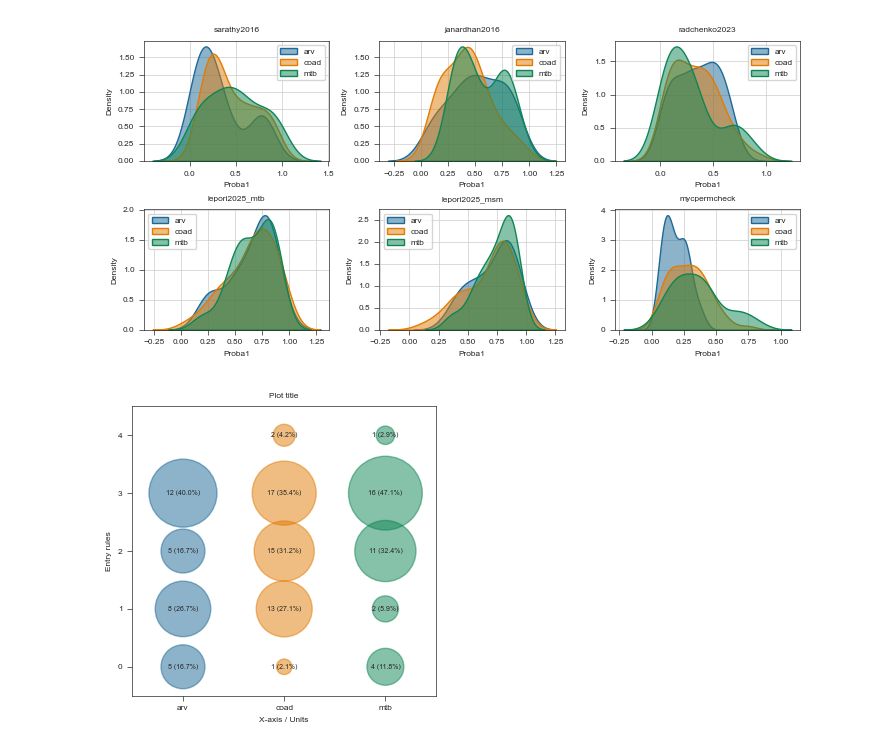
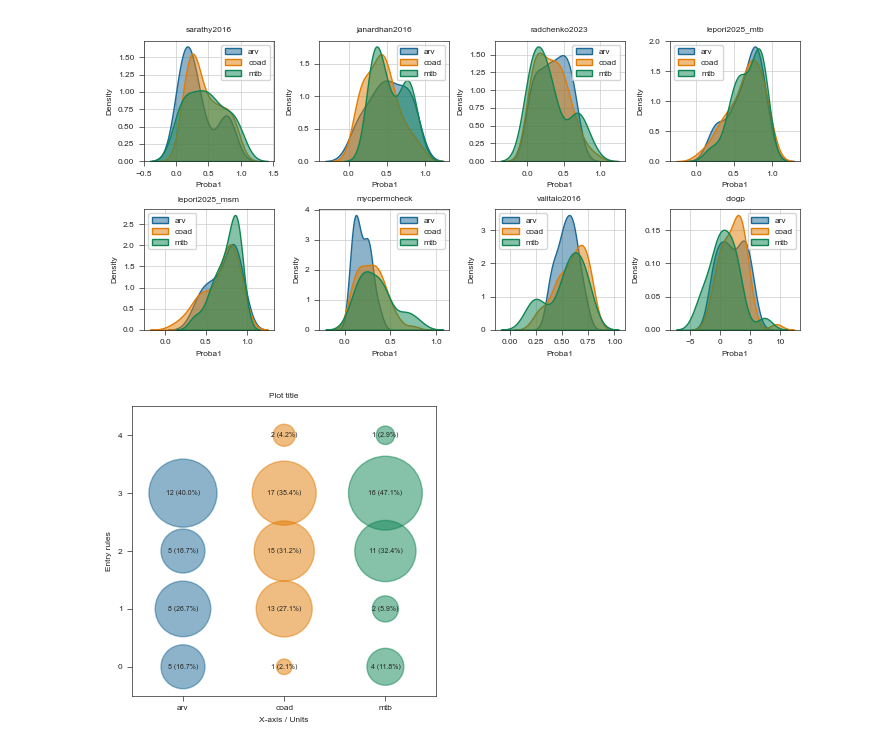
Before and after one commit to ersilia-os/ai2050-mtb-penetration, a Jupyter notebook: notebooks/02_preds_analysis.ipynb, the cells around one changed output. Cells and saved outputs as stored; diff of their text form; code cells hidden in the pictures.

```diff
--- a/notebooks/02_preds_analysis.ipynb
+++ b/notebooks/02_preds_analysis.ipynb
@@ -72,3 +65,15 @@ for k,v in entry.items():
             bools[a]=b
             a = a+1
 df["entry_score"]=bools.sum(axis=0)
+# %%
+eos65rt = ["coad_eos65rt", "arv_eos65rt", "mtb_eos65rt"]
+dfs = []
+for d in eos65rt:
+    df_ = pd.read_csv(os.path.join(outpath, "results", f"{d}.csv"))
+    indication = d.split("_")[0]
+    df_["indication"] = indication
+    dfs += [df_]
+df_eos65rt = pd.concat(dfs)
+df_eos65rt.rename(columns={"input":"smiles"}, inplace=True)
+
+df = df.merge(df_eos65rt[["smiles","clogp"]], on=["smiles"])
@@ -75,22 +96,22 @@ df["entry_score"]=bools.sum(axis=0)
 # %%
 df.to_csv(os.path.join(outpath, "results", "allpreds.csv"), index=False)
 # %%
-models = ["sarathy2016", "janardhan2016", "radchenko2023", "lepori2025_mtb", "lepori2025_msm", "mycpermcheck"]
+models = ["sarathy2016", "janardhan2016", "radchenko2023", "lepori2025_mtb", "lepori2025_msm", "mycpermcheck", "valitalo2016", "clogp"]
 
-fig, axs=st.create_figure(2,3)
+fig, axs=st.create_figure(2,4, width=st.TWO_COLUMNS_WIDTH)
 for m in models:
     ax = axs.next()
     for d in datasets:
         df_ = df[df["indication"]==d]
         sns.kdeplot(ax=ax, x = df_[m].tolist(), color=color_dict[d], label=d, alpha=0.5, fill=True)
     ax.set_title(f"{m}")
     ax.set_xlabel("Proba1")
     ax.set_ylabel("Density")
     ax.legend()
 plt.tight_layout()
 st.save_figure(os.path.join(outpath, "plots", "prediction_distribution.png"))
 # %% [output]
-[figure, old version]
+[figure, new version]
 # %%
 import collections
 import stylia as st
```
Also changed, not shown: parts of 4 cells of this notebook, 39 other files.
